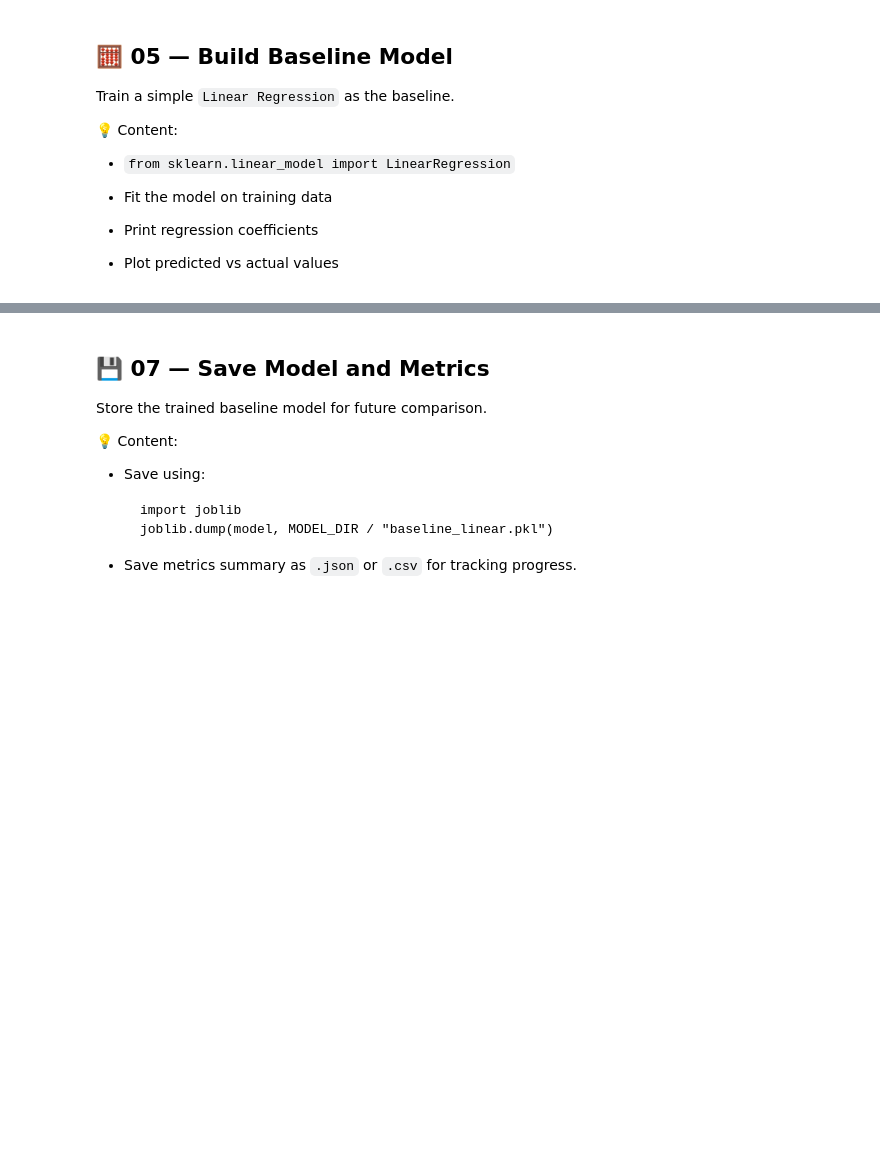
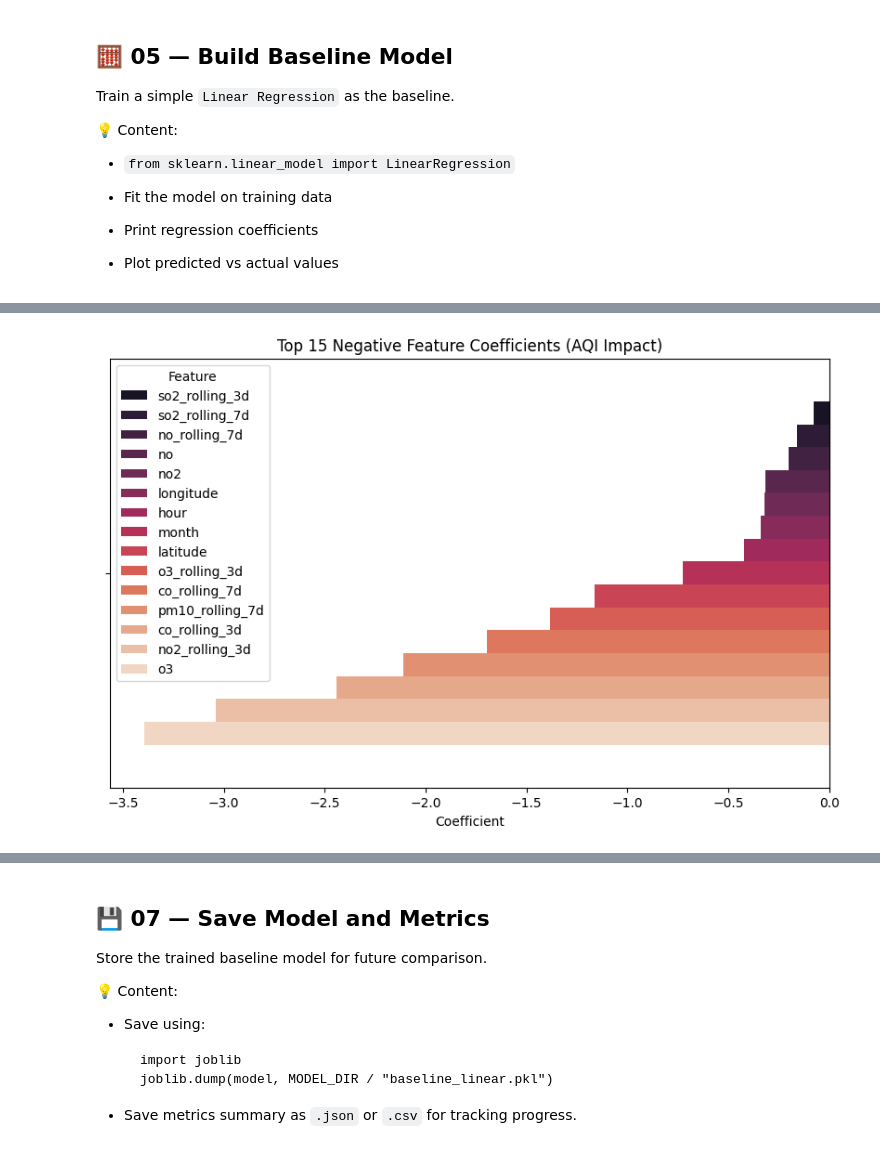
Before and after one commit to chgwyellow/air_pollution_analysis, a Jupyter notebook: notebook/03_baseline_modeling.ipynb, the cells around one changed output, grey strips where cells are left out. Drawn from its saved outputs; the diff is of its cells as text; code cells hidden in the pictures; blank space fills up the shorter version.

```diff
--- a/notebook/03_baseline_modeling.ipynb
+++ b/notebook/03_baseline_modeling.ipynb
@@ -202,0 +265,7 @@ Compute and visualize model evaluation metrics.
+# %%
+plt.figure(figsize=(10,6))
+sns.barplot(data=coef_df.tail(15), x="Coefficient", hue="Feature", palette="rocket")
+plt.title("Top 15 Negative Feature Coefficients (AQI Impact)")
+plt.show()
+# %% [output]
+[figure, added]
```
Also changed, not shown: parts of 18 cells of this notebook, 2 other files.
